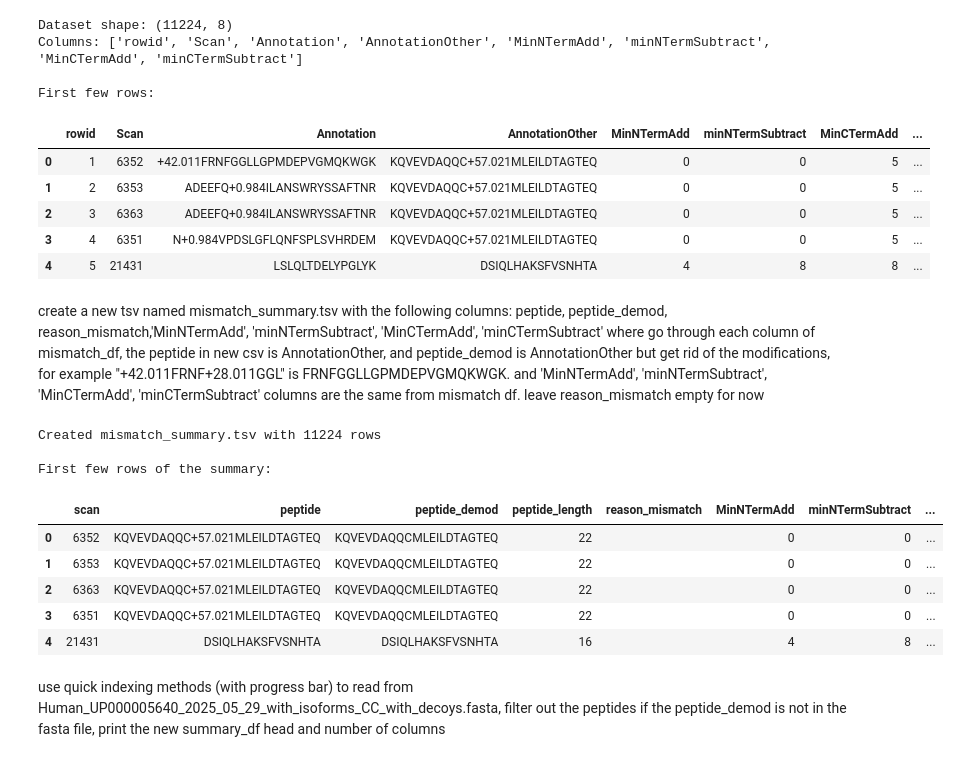
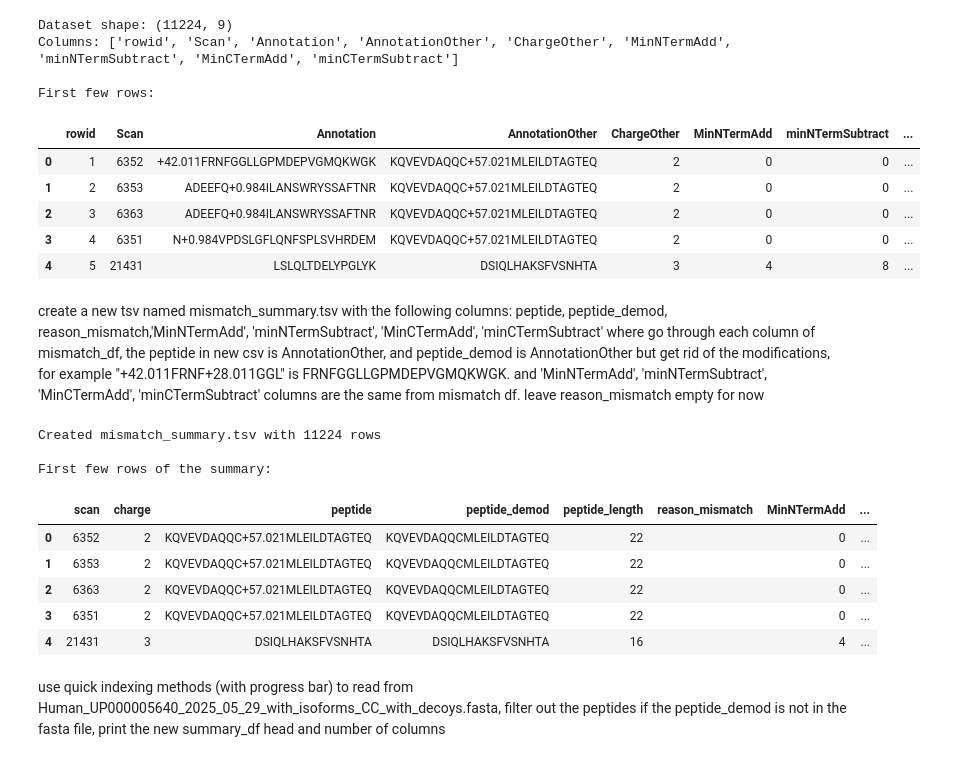
Before and after one commit to Daniel-Xkan/Protein_id_reanalysis, a Jupyter notebook: MassiveKB_vs_PA/psm_compare/mismatch_summary.ipynb, the cells around one changed output. Cells and saved outputs as stored; diff of their text form; code cells hidden in the pictures.

```diff
--- a/MassiveKB_vs_PA/psm_compare/mismatch_summary.ipynb
+++ b/MassiveKB_vs_PA/psm_compare/mismatch_summary.ipynb
@@ -2,9 +2,10 @@
 import pandas as pd
 
 # Read the TSV file with specific columns
-columns_to_read = ['rowid', 'Scan', 'Annotation', 'AnnotationOther',
+columns_to_read = ['rowid', 'Scan', 'Annotation', 'AnnotationOther', 'ChargeOther',
                    'MinNTermAdd', 'minNTermSubtract', 'MinCTermAdd', 'minCTermSubtract']
-mismatch_df = pd.read_csv('PRISMAL_REPROCESS_PA_UniproKB_Normal123.tsv', sep='\t', usecols=columns_to_read)
+mismatch_df = pd.read_csv('PRISMAL_REPROCESS_PA_UniproKB_Normal123_mismatched.tsv', sep='\t', usecols=columns_to_read)
+matched_df = pd.read_csv('PRISMAL_REPROCESS_PA_UniproKB_Normal123_matched.tsv', sep='\t', usecols=columns_to_read)
 
 # Display basic information about the dataset
 print(f"Dataset shape: {mismatch_df.shape}")
@@ -12,16 +13,16 @@ print(f"Columns: {list(mismatch_df.columns)}")
 print("\nFirst few rows:")
 mismatch_df.head()
 # %% [output]
-Dataset shape: (11224, 8)
-Columns: ['rowid', 'Scan', 'Annotation', 'AnnotationOther', 'MinNTermAdd', 'minNTermSubtract', 'MinCTermAdd', 'minCTermSubtract']
+Dataset shape: (11224, 9)
+Columns: ['rowid', 'Scan', 'Annotation', 'AnnotationOther', 'ChargeOther', 'MinNTermAdd', 'minNTermSubtract', 'MinCTermAdd', 'minCTermSubtract']
 
 First few rows:
-|  | rowid | Scan | Annotation | AnnotationOther | MinNTermAdd | minNTermSubtract | MinCTermAdd | ... |
-| 0 | 1 | 6352 | +42.011FRNFGGLLGPMDEPVGMQKWGK | KQVEVDAQQC+57.021MLEILDTAGTEQ | 0 | 0 | 5 | ... |
-| 1 | 2 | 6353 | ADEEFQ+0.984ILANSWRYSSAFTNR | KQVEVDAQQC+57.021MLEILDTAGTEQ | 0 | 0 | 5 | ... |
-| 2 | 3 | 6363 | ADEEFQ+0.984ILANSWRYSSAFTNR | KQVEVDAQQC+57.021MLEILDTAGTEQ | 0 | 0 | 5 | ... |
-| 3 | 4 | 6351 | N+0.984VPDSLGFLQNFSPLSVHRDEM | KQVEVDAQQC+57.021MLEILDTAGTEQ | 0 | 0 | 5 | ... |
-| 4 | 5 | 21431 | LSLQLTDELYPGLYK | DSIQLHAKSFVSNHTA | 4 | 8 | 8 | ... |
+|  | rowid | Scan | Annotation | AnnotationOther | ChargeOther | MinNTermAdd | minNTermSubtract | ... |
+| 0 | 1 | 6352 | +42.011FRNFGGLLGPMDEPVGMQKWGK | KQVEVDAQQC+57.021MLEILDTAGTEQ | 2 | 0 | 0 | ... |
+| 1 | 2 | 6353 | ADEEFQ+0.984ILANSWRYSSAFTNR | KQVEVDAQQC+57.021MLEILDTAGTEQ | 2 | 0 | 0 | ... |
+| 2 | 3 | 6363 | ADEEFQ+0.984ILANSWRYSSAFTNR | KQVEVDAQQC+57.021MLEILDTAGTEQ | 2 | 0 | 0 | ... |
+| 3 | 4 | 6351 | N+0.984VPDSLGFLQNFSPLSVHRDEM | KQVEVDAQQC+57.021MLEILDTAGTEQ | 2 | 0 | 0 | ... |
+| 4 | 5 | 21431 | LSLQLTDELYPGLYK | DSIQLHAKSFVSNHTA | 3 | 4 | 8 | ... |
 # %% [markdown]
 create a new tsv named mismatch_summary.tsv with the following columns: peptide, peptide_demod, reason_mismatch,'MinNTermAdd', 'minNTermSubtract', 'MinCTermAdd', 'minCTermSubtract' where go through each column of mismatch_df, the peptide in new csv is  AnnotationOther, and peptide_demod is AnnotationOther but get rid of the modifications, for example "+42.011FRNF+28.011GGL" is FRNFGGLLGPMDEPVGMQKWGK. and 'MinNTermAdd', 'minNTermSubtract', 'MinCTermAdd', 'minCTermSubtract' columns are the same from mismatch df. leave reason_mismatch empty for now
 # %%
@@ -31,39 +32,40 @@ def remove_modifications(peptide_string):
     """Remove modification annotations from peptide sequence"""
     if pd.isna(peptide_string):
         return ''
     # Remove modification patterns like +42.011, -17.027, +28.011, etc.
     cleaned = re.sub(r'[+-][\d.]+', '', str(peptide_string))
     return cleaned
 
 # Create the new dataframe with required columns
 summary_df = pd.DataFrame({
     'scan': mismatch_df['Scan'],
+    'charge': mismatch_df['ChargeOther'],
     'peptide': mismatch_df['AnnotationOther'],
     'peptide_demod': mismatch_df['AnnotationOther'].apply(remove_modifications),
     'peptide_length': mismatch_df['AnnotationOther'].apply(remove_modifications).apply(len),
     'reason_mismatch': '',  # Empty for now as requested
     'MinNTermAdd': mismatch_df['MinNTermAdd'],
     'minNTermSubtract': mismatch_df['minNTermSubtract'],
     'MinCTermAdd': mismatch_df['MinCTermAdd'],
     'minCTermSubtract': mismatch_df['minCTermSubtract']
 })
 
 # Save to TSV file
 summary_df.to_csv('mismatch_summary.tsv', sep='\t', index=False)
 
 print(f"Created mismatch_summary.tsv with {len(summary_df)} rows")
 print("\nFirst few rows of the summary:")
 summary_df.head()
 # %% [output]
 Created mismatch_summary.tsv with 11224 rows
 
 First few rows of the summary:
-|  | scan | peptide | peptide_demod | peptide_length | reason_mismatch | MinNTermAdd | minNTermSubtract | ... |
-| 0 | 6352 | KQVEVDAQQC+57.021MLEILDTAGTEQ | KQVEVDAQQCMLEILDTAGTEQ | 22 |  | 0 | 0 | ... |
-| 1 | 6353 | KQVEVDAQQC+57.021MLEILDTAGTEQ | KQVEVDAQQCMLEILDTAGTEQ | 22 |  | 0 | 0 | ... |
-| 2 | 6363 | KQVEVDAQQC+57.021MLEILDTAGTEQ | KQVEVDAQQCMLEILDTAGTEQ | 22 |  | 0 | 0 | ... |
-| 3 | 6351 | KQVEVDAQQC+57.021MLEILDTAGTEQ | KQVEVDAQQCMLEILDTAGTEQ | 22 |  | 0 | 0 | ... |
-| 4 | 21431 | DSIQLHAKSFVSNHTA | DSIQLHAKSFVSNHTA | 16 |  | 4 | 8 | ... |
+|  | scan | charge | peptide | peptide_demod | peptide_length | reason_mismatch | MinNTermAdd | ... |
+| 0 | 6352 | 2 | KQVEVDAQQC+57.021MLEILDTAGTEQ | KQVEVDAQQCMLEILDTAGTEQ | 22 |  | 0 | ... |
+| 1 | 6353 | 2 | KQVEVDAQQC+57.021MLEILDTAGTEQ | KQVEVDAQQCMLEILDTAGTEQ | 22 |  | 0 | ... |
+| 2 | 6363 | 2 | KQVEVDAQQC+57.021MLEILDTAGTEQ | KQVEVDAQQCMLEILDTAGTEQ | 22 |  | 0 | ... |
+| 3 | 6351 | 2 | KQVEVDAQQC+57.021MLEILDTAGTEQ | KQVEVDAQQCMLEILDTAGTEQ | 22 |  | 0 | ... |
+| 4 | 21431 | 3 | DSIQLHAKSFVSNHTA | DSIQLHAKSFVSNHTA | 16 |  | 4 | ... |
 # %% [markdown]
 use quick indexing methods (with progress bar) to read from Human_UP000005640_2025_05_29_with_isoforms_CC_with_decoys.fasta, filter out the peptides if the peptide_demod is not in the fasta file, print the new summary_df head and number of columns
 # %%
```
Also changed, not shown: parts of 5 cells of this notebook.
